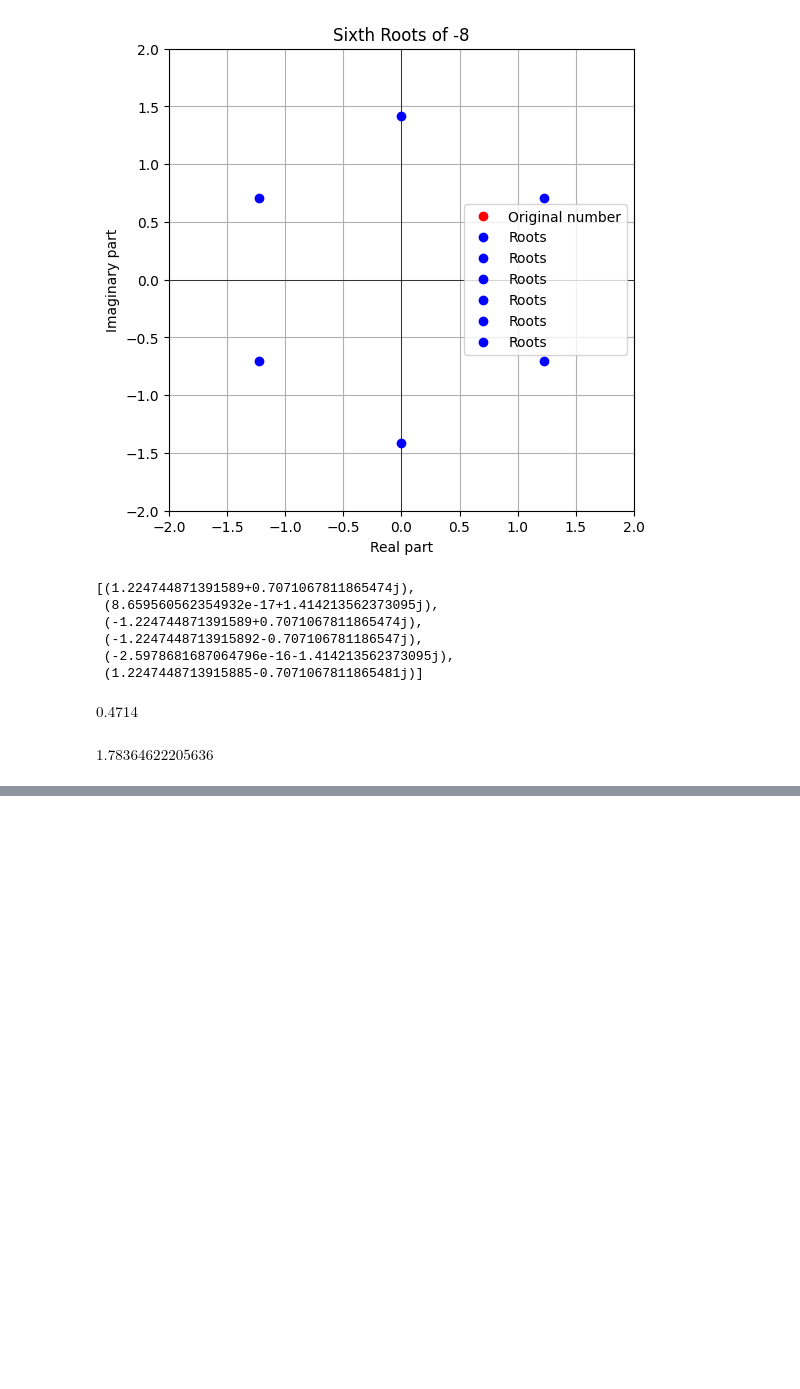
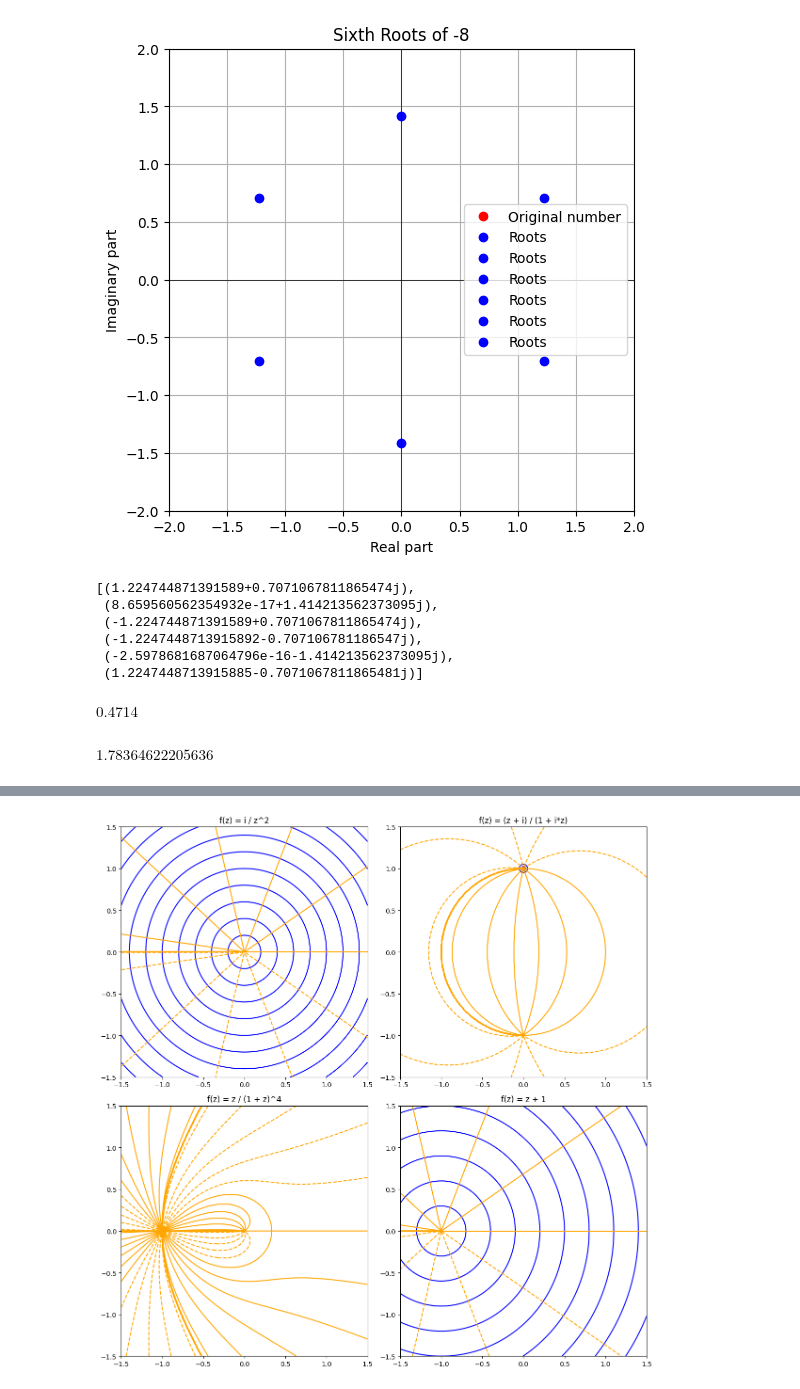
Before and after one commit to zhatz111/Data-Science-Masters, a Jupyter notebook: Multivariable and Complex Analysis/homework.ipynb, the cells around one changed output, grey strips where cells are left out. Drawn from its saved outputs; the diff is of its cells as text; code cells hidden in the pictures; blank space fills up the shorter version.

```diff
--- a/Multivariable and Complex Analysis/homework.ipynb
+++ b/Multivariable and Complex Analysis/homework.ipynb
@@ -537,0 +558,56 @@ $\displaystyle 1.78364622205636$
+# %%
+import numpy as np
+import matplotlib.pyplot as plt
+
+# Define the functions to plot
+def f1(z):
+    return 1j / z**2
+
+def f2(z):
+    return (z + 1j) / (1 + 1j*z)
+
+def f3(z):
+    return z / (1 + z)**4
+
+def f4(z):
+    return z + 1
+
+# Generate a grid of complex numbers
+x = np.linspace(-1.5, 1.5, 400)
+y = np.linspace(-1.5, 1.5, 400)
+X, Y = np.meshgrid(x, y)
+Z = X + 1j * Y
+
+# Apply functions to the grid
+W1 = f1(Z)
+W2 = f2(Z)
+W3 = f3(Z)
+W4 = f4(Z)
+
+# Plotting the transformations
+fig, axs = plt.subplots(2, 2, figsize=(12, 12))
+
+# Function 1: f(z) = i / z^2
+axs[0, 0].contour(X, Y, np.abs(Z), colors='blue', levels=10)
+axs[0, 0].contour(X, Y, np.angle(Z), colors='orange', levels=10)
+axs[0, 0].set_title('f(z) = i / z^2')
+
+# Function 2: f(z) = (z + i) / (1 + i*z)
+axs[0, 1].contour(X, Y, np.abs(W2), colors='blue', levels=10)
+axs[0, 1].contour(X, Y, np.angle(W2), colors='orange', levels=10)
+axs[0, 1].set_title('f(z) = (z + i) / (1 + i*z)')
+
+# Function 3: f(z) = z / (1 + z)^4
+axs[1, 0].contour(X, Y, np.abs(W3), colors='blue', levels=10)
+axs[1, 0].contour(X, Y, np.angle(W3), colors='orange', levels=10)
+axs[1, 0].set_title('f(z) = z / (1 + z)^4')
+
+# Function 4: f(z) = z + 1
+axs[1, 1].contour(X, Y, np.abs(W4), colors='blue', levels=10)
+axs[1, 1].contour(X, Y, np.angle(W4), colors='orange', levels=10)
+axs[1, 1].set_title('f(z) = z + 1')
+
+plt.tight_layout()
+plt.show()
+# %% [output]
+[figure, added]
```
Also changed, not shown: parts of 2 cells of this notebook, 4 other files.
